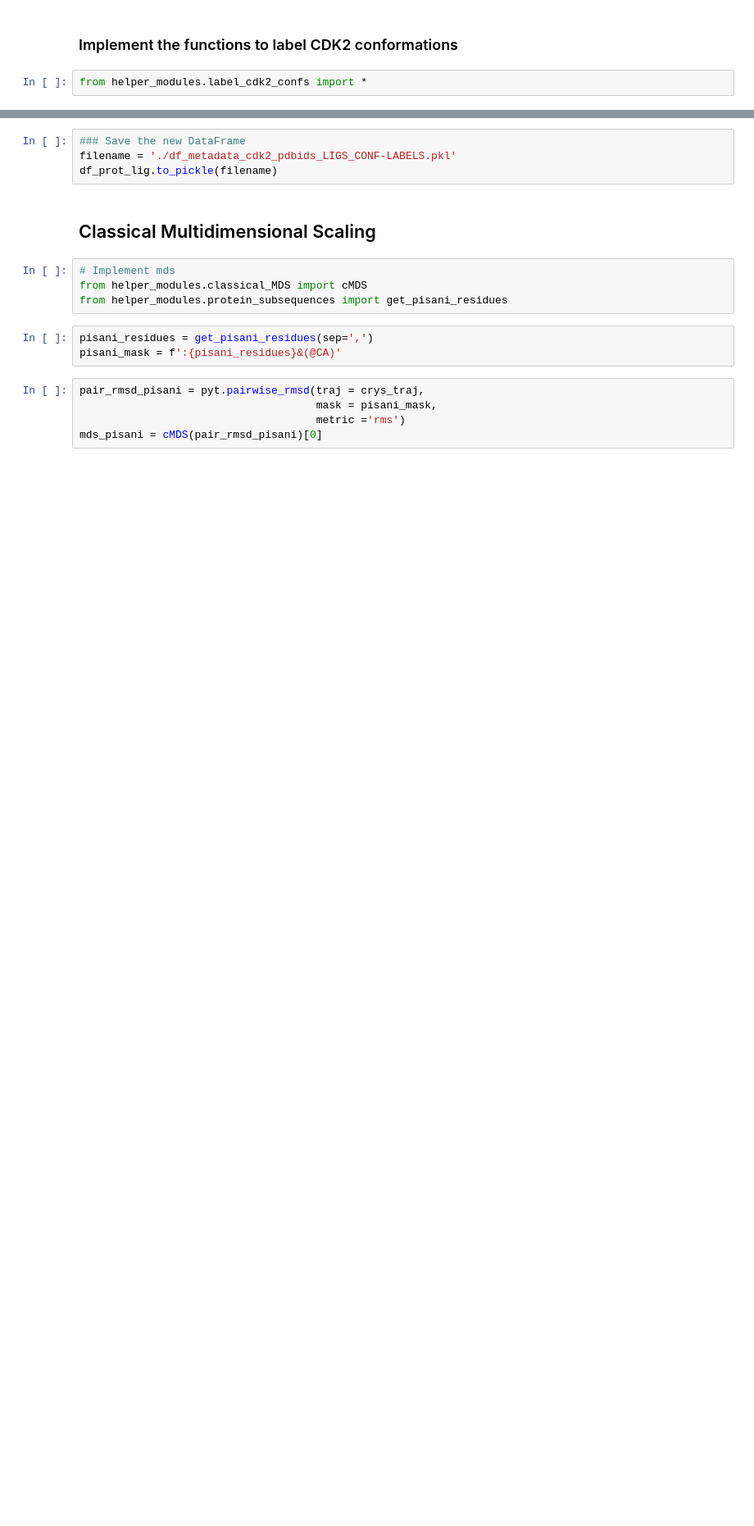
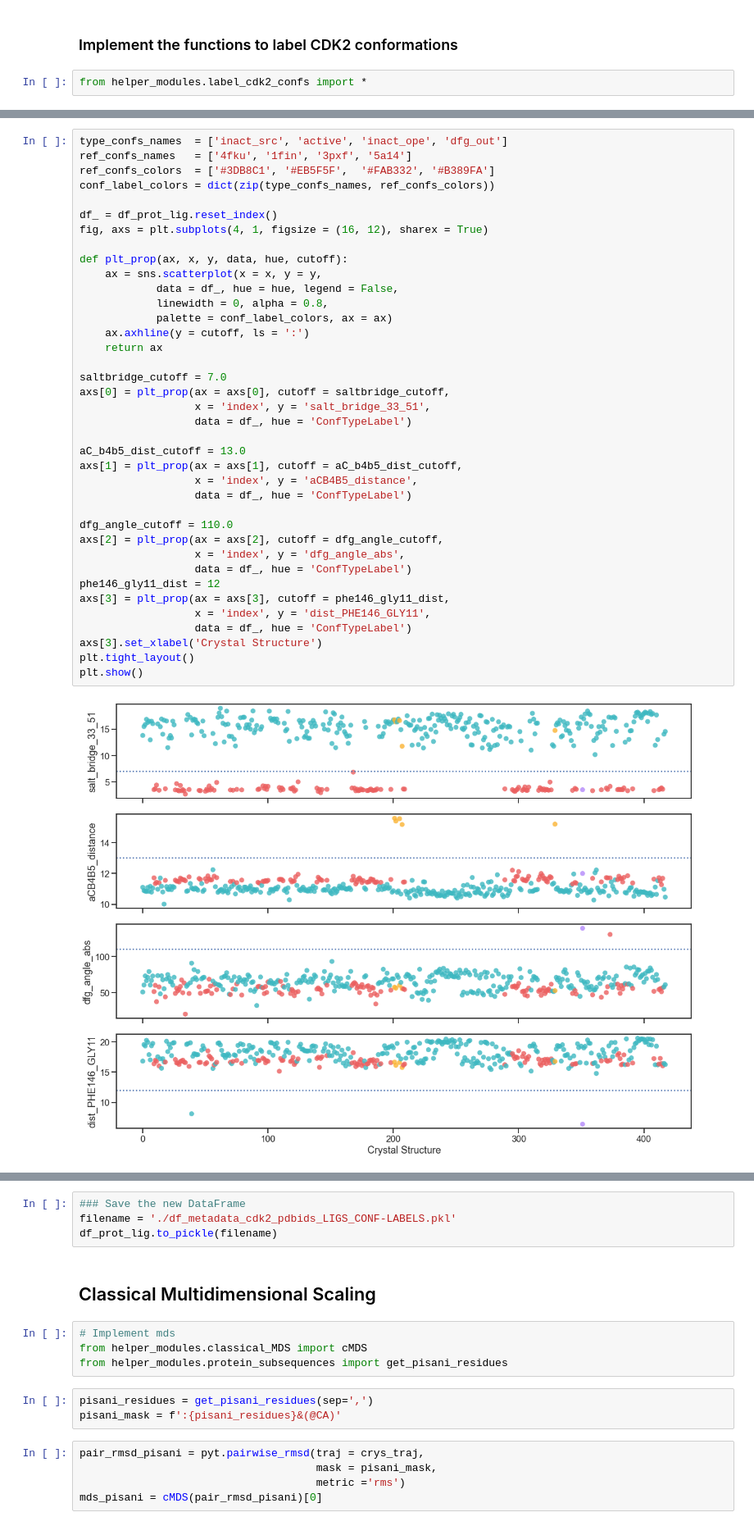
Before and after one commit to jRicciL/cdk2_md_gromacs, a Jupyter notebook: notebooks/1_Crystal_Structures/6_Label_CDK2_Crystal_Conformations.ipynb, the cells around one changed output, grey strips where cells are left out. Shown at 82% size. Cells and saved outputs as stored; diff of their text form; blank space fills up the shorter version.

```diff
--- a/notebooks/1_Crystal_Structures/6_Label_CDK2_Crystal_Conformations.ipynb
+++ b/notebooks/1_Crystal_Structures/6_Label_CDK2_Crystal_Conformations.ipynb
@@ -134,3 +159,43 @@ Name: ConfTypeLabel, dtype: int64
+# %%
+type_confs_names  = ['inact_src', 'active', 'inact_ope', 'dfg_out']
+ref_confs_names   = ['4fku', '1fin', '3pxf', '5a14']
+ref_confs_colors  = ['#3DB8C1', '#EB5F5F',  '#FAB332', '#B389FA']
+conf_label_colors = dict(zip(type_confs_names, ref_confs_colors))
+
+df_ = df_prot_lig.reset_index()
+fig, axs = plt.subplots(4, 1, figsize = (16, 12), sharex = True)
+
+def plt_prop(ax, x, y, data, hue, cutoff):
+    ax = sns.scatterplot(x = x, y = y,
+            data = df_, hue = hue, legend = False,
+            linewidth = 0, alpha = 0.8,
+            palette = conf_label_colors, ax = ax)
+    ax.axhline(y = cutoff, ls = ':')
+    return ax
+
+saltbridge_cutoff = 7.0
+axs[0] = plt_prop(ax = axs[0], cutoff = saltbridge_cutoff,
+                  x = 'index', y = 'salt_bridge_33_51',
+                  data = df_, hue = 'ConfTypeLabel')
+
+aC_b4b5_dist_cutoff = 13.0
+axs[1] = plt_prop(ax = axs[1], cutoff = aC_b4b5_dist_cutoff,
+                  x = 'index', y = 'aCB4B5_distance',
+                  data = df_, hue = 'ConfTypeLabel')
+
+dfg_angle_cutoff = 110.0
+axs[2] = plt_prop(ax = axs[2], cutoff = dfg_angle_cutoff,
+                  x = 'index', y = 'dfg_angle_abs',
+                  data = df_, hue = 'ConfTypeLabel')
+phe146_gly11_dist = 12
+axs[3] = plt_prop(ax = axs[3], cutoff = phe146_gly11_dist,
+                  x = 'index', y = 'dist_PHE146_GLY11',
+                  data = df_, hue = 'ConfTypeLabel')
+axs[3].set_xlabel('Crystal Structure')
+plt.tight_layout()
+plt.show()
+# %% [output]
+[figure, added]
 # %%
 df_prot_lig.query('ConfTypeLabel == "dfg_out"')
 # %% [output]
```
Also changed, not shown: parts of 9 cells of this notebook.
